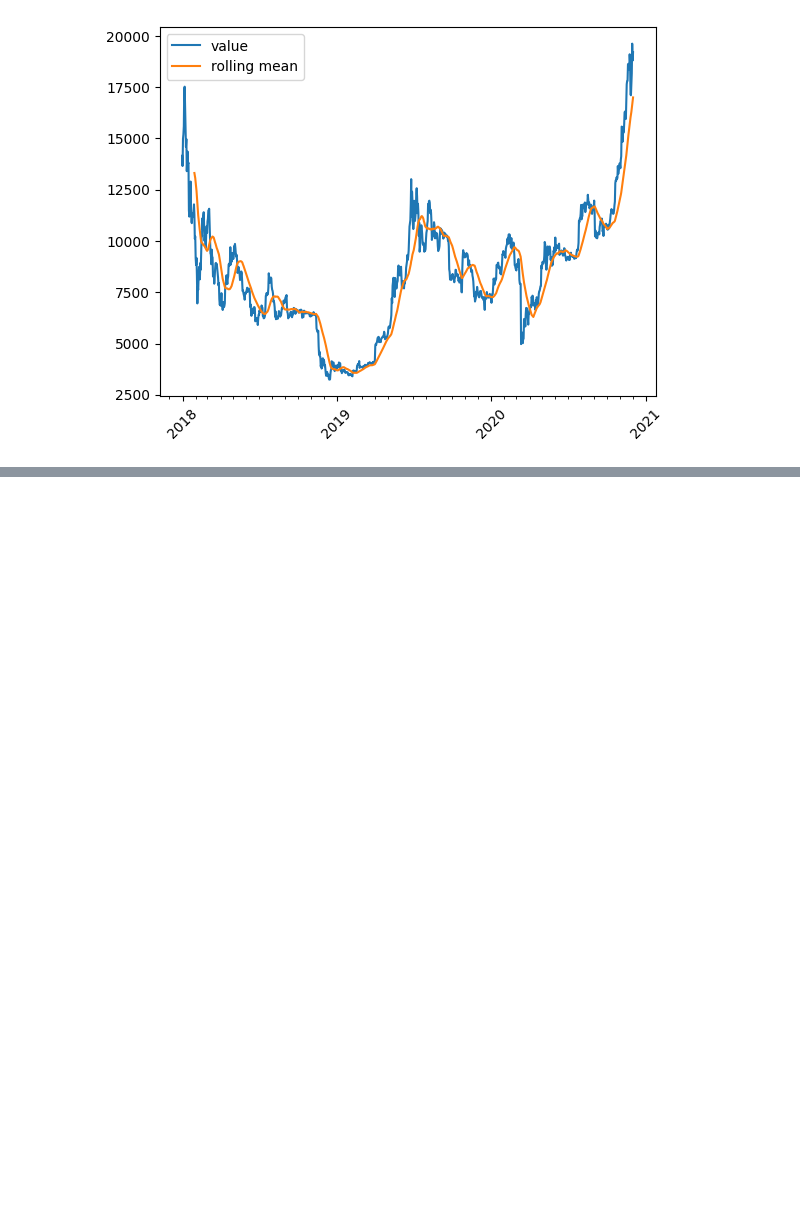
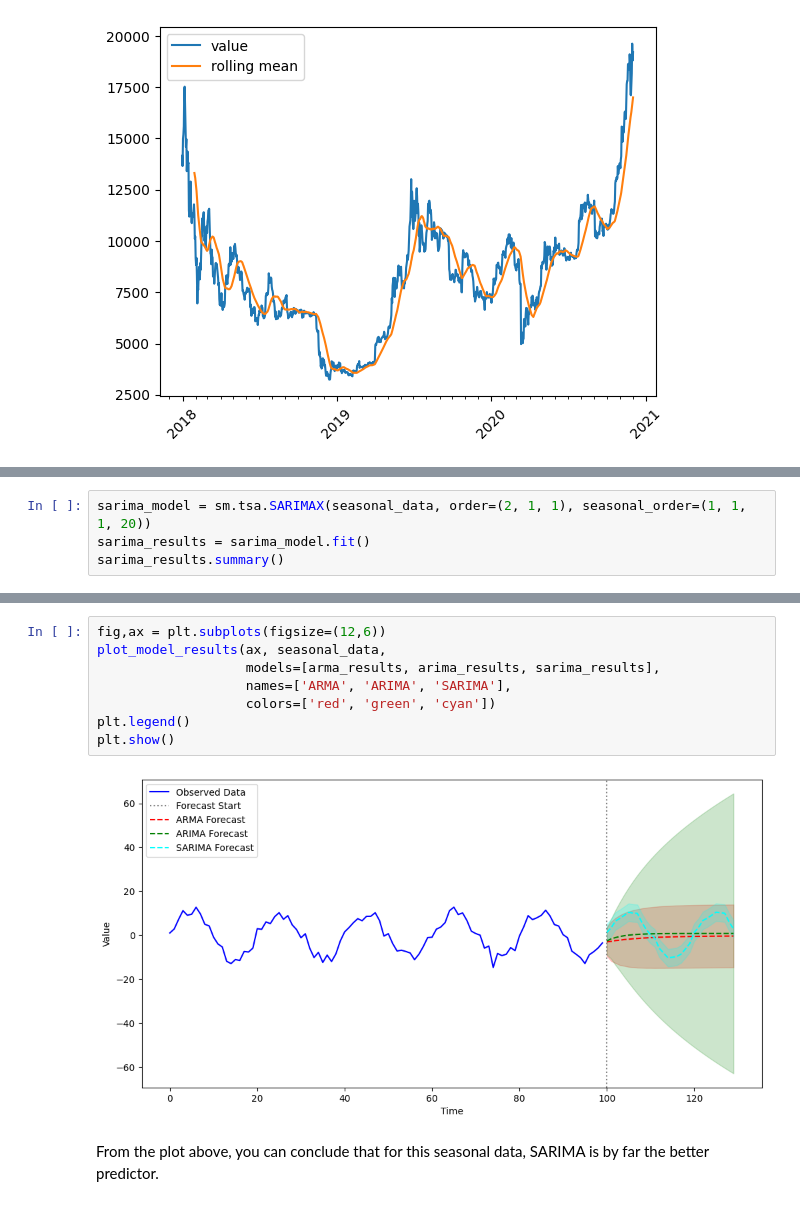
Before and after one commit to fenna/BFVM23PROGRAM3, a Jupyter notebook: demos/demo-arma-and-friends.ipynb, the cells around one changed output, grey strips where cells are left out. Drawn from its saved outputs; the diff is of its cells as text; blank space fills up the shorter version.

```diff
--- a/demos/demo-arma-and-friends.ipynb
+++ b/demos/demo-arma-and-friends.ipynb
@@ -122,0 +195,4 @@ fig = sm.graphics.tsa.plot_pacf(dta, lags=40, ax=ax2)
+# %%
+sarima_model = sm.tsa.SARIMAX(seasonal_data, order=(2, 1, 1), seasonal_order=(1, 1, 1, 20))
+sarima_results = sarima_model.fit()
+sarima_results.summary()
@@ -122,0 +260,12 @@ fig = sm.graphics.tsa.plot_pacf(dta, lags=40, ax=ax2)
+# %%
+fig,ax = plt.subplots(figsize=(12,6))
+plot_model_results(ax, seasonal_data,
+                   models=[arma_results, arima_results, sarima_results],
+                   names=['ARMA', 'ARIMA', 'SARIMA'],
+                   colors=['red', 'green', 'cyan'])
+plt.legend()
+plt.show()
+# %% [output]
+[figure, added]
+# %% [markdown]
+From the plot above, you can conclude that for this seasonal data, SARIMA is by far the better predictor.
```
Also changed, not shown: parts of 21 cells of this notebook.
